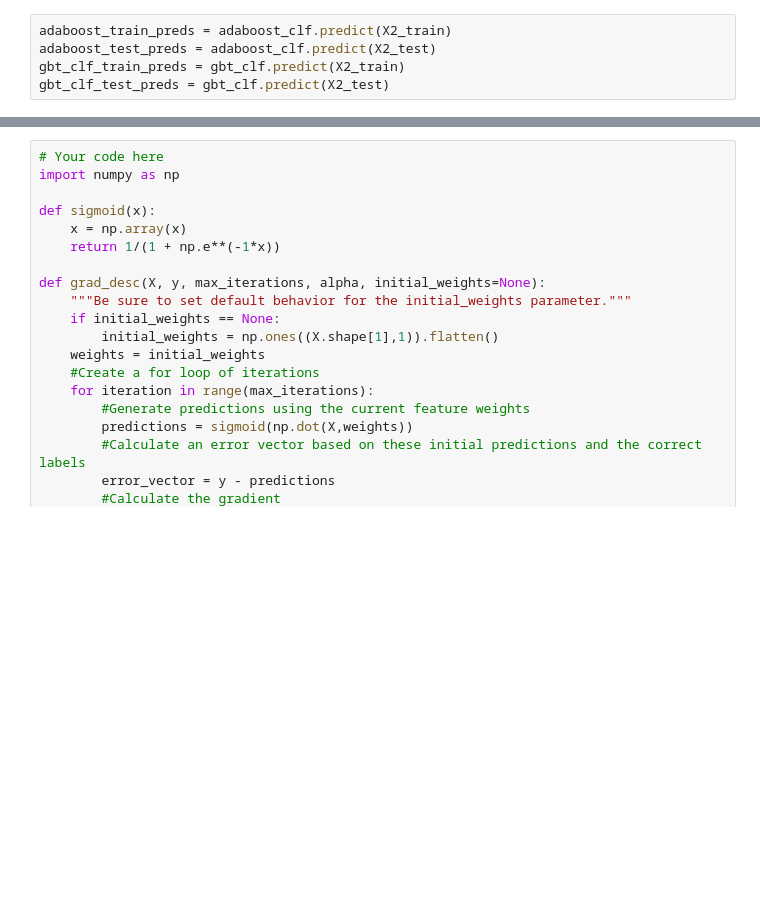
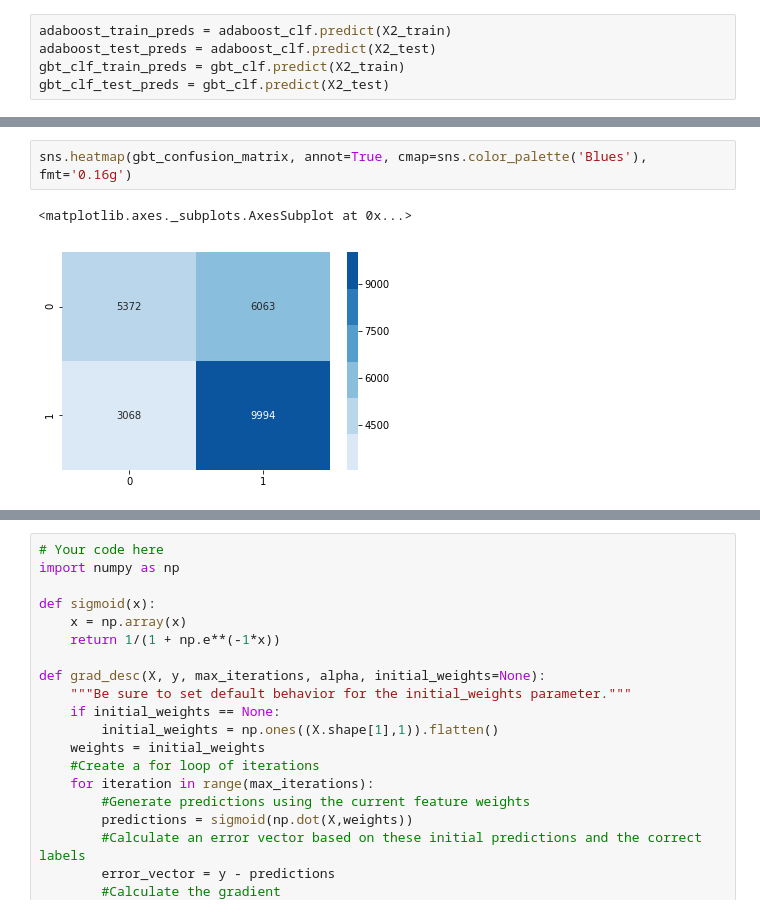
Before and after one commit to steeznation16/dsc-3-final-project-online-ds-ft-100118, a Jupyter notebook: student.ipynb, the cells around one changed output, grey strips where cells are left out. Drawn from its saved outputs; the diff is of its cells as text; blank space fills up the shorter version.

```diff
--- a/student.ipynb
+++ b/student.ipynb
@@ -1423,3 +1457,8 @@ array([[9994, 3068],
+# %%
+sns.heatmap(gbt_confusion_matrix, annot=True, cmap=sns.color_palette('Blues'), fmt='0.16g')
+# %% [output]
+<matplotlib.axes._subplots.AxesSubplot at 0x...>
+[figure, added]
 # %%
 adaboost_classification_report = classification_report(y2_test, adaboost_test_preds)
 print(adaboost_classification_report)
```
Also changed, not shown: parts of 76 cells of this notebook.
